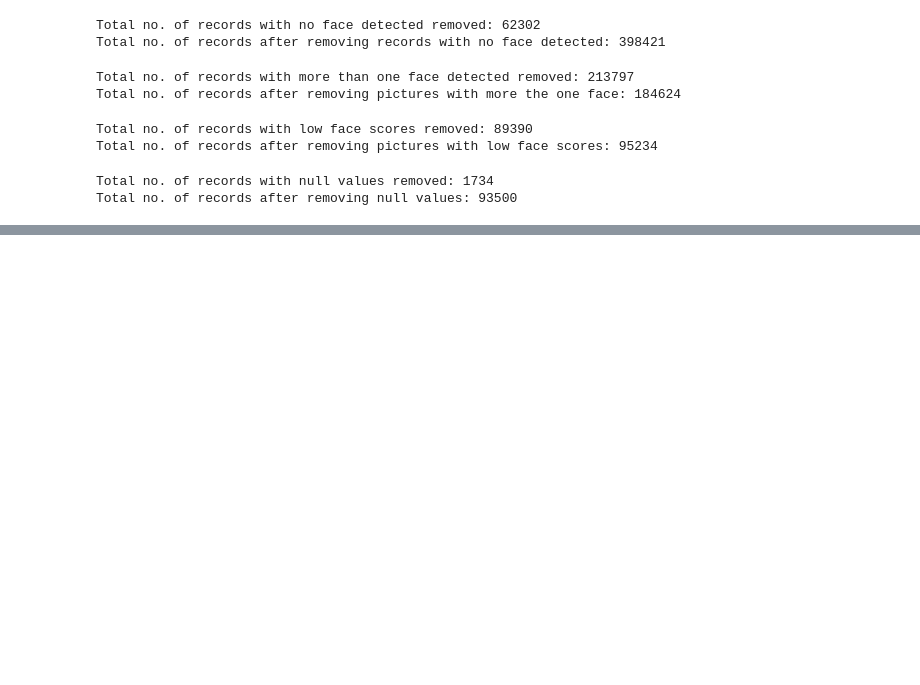
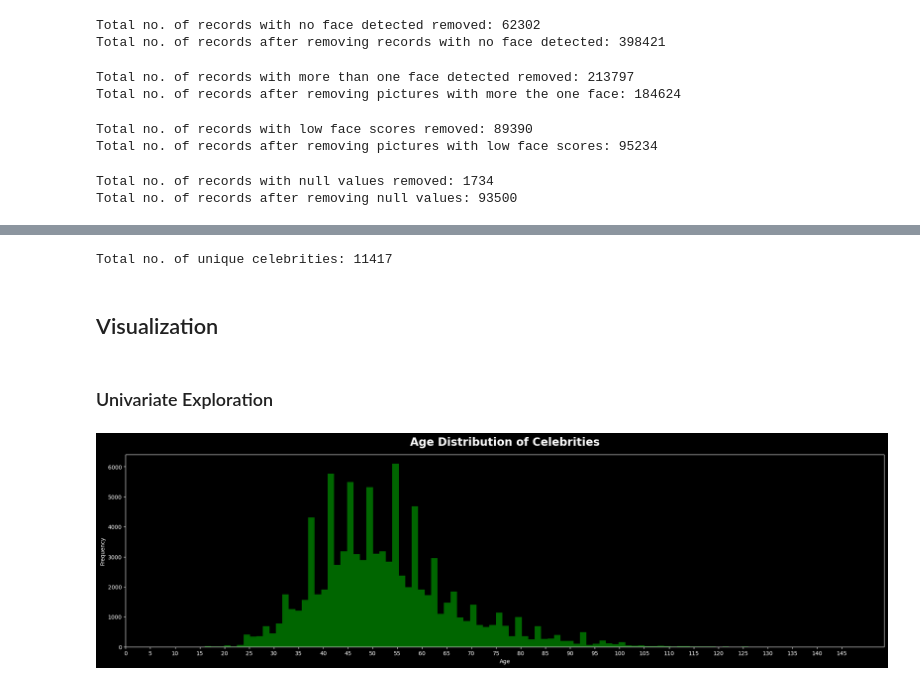
Before and after one commit to AIBabyTeaching/deep-learning-project-Momad-Y, a Jupyter notebook: Celebrity Look a Like CNN DL Project.ipynb, the cells around one changed output, grey strips where cells are left out. Cells and saved outputs as stored; diff of their text form; code cells hidden in the pictures; blank space fills up the shorter version.

Commit message:
Added data preprocessing

```diff
--- a/Celebrity Look a Like CNN DL Project.ipynb
+++ b/Celebrity Look a Like CNN DL Project.ipynb
@@ -278,3 +304,8 @@ data_df["Age at Photo"] = data_df["Age at Photo"].astype("Int64")
+# %%
+# Calculating the current age of the celebrity
+data_df["Current Age"] = data_df["Date of Birth"].apply(calculate_age)
+# Changing the datatype of the age column to integer
+data_df["Current Age"] = data_df["Current Age"].astype("Int64")
 # %%
 # Dropping the Date of Birth and Photo Taken Date columns
 data_df.drop(["Date of Birth", "Photo Taken Date"], axis=1, inplace=True)
@@ -287,6 +318,17 @@ print("Total no. of records after removing null values:", len(data_df))
 # %% [output]
 Total no. of records with null values removed: 1734
 Total no. of records after removing null values: 93500
+# %%
+# Removing the records with age at photo less than 0
+data_df = data_df[data_df["Age at Photo"] >= 0]
+# %%
+# Changing the datatype of the gender column to integer
+data_df["Gender"] = data_df["Gender"].astype(int)
+# %%
+# Reordering the columns of the dataframe
+data_df = data_df.reindex(
+    columns=["Celebrity Name", "Gender", "Current Age", "Age at Photo", "Full Img Path"]
+)
 # %%
 # Resetting the index of the dataframe
 data_df.reset_index(drop=True, inplace=True)
@@ -317,0 +374,22 @@ memory usage: 2.9+ MB
+# %%
+# Displaying the number of unique celebrities in the data
+print("Total no. of unique celebrities:", len(data_df["Celebrity Name"].unique()))
+# %% [output]
+Total no. of unique celebrities: 11417
+# %% [markdown]
+## Visualization <a id="vis"></a>
+# %% [markdown]
+### Univariate Exploration <a id="univis"></a>
+# %%
+# Plotting the distribution of the age of the celebrities
+plt.figure(figsize=(20, 6))
+plt.hist(data_df["Current Age"], bins=100, color="green", alpha=0.8)
+max_age = data_df["Current Age"].max()
+plt.xticks(range(0, max_age, 5))
+plt.xlabel("Age")
+plt.ylabel("Frequency")
+plt.title("Age Distribution of Celebrities", fontsize=20, fontweight="bold", y=1.03)
+plt.tight_layout()
+plt.show()
+# %% [output]
+[figure, added]
```
Also changed, not shown: parts of 36 cells of this notebook.
